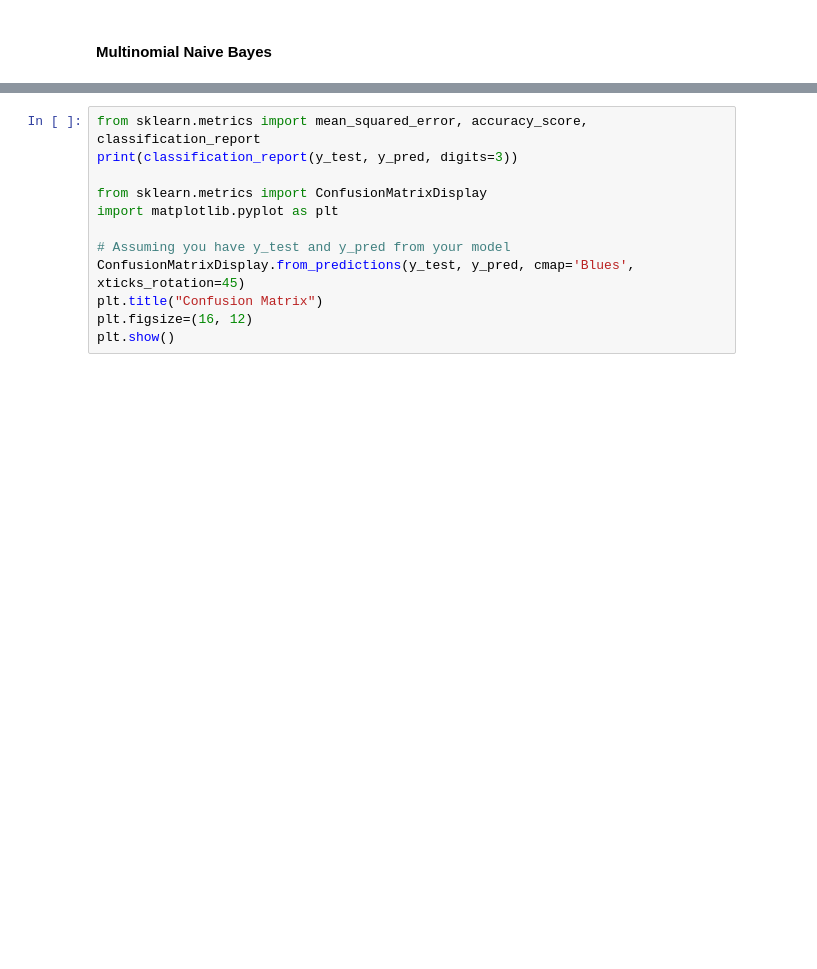
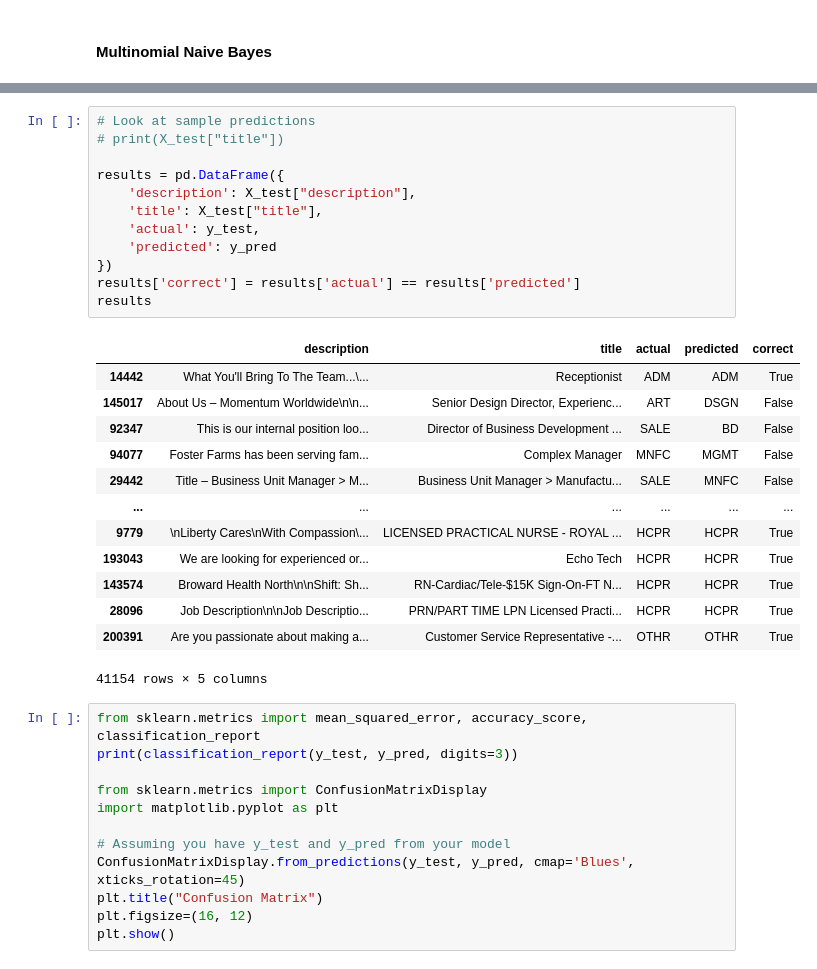
Before and after one commit to gabcal07/NLP_Linkedin_offers, a Jupyter notebook: models/src/regression/classification.ipynb, the cells around one changed output, grey strips where cells are left out. Drawn from its saved outputs; the diff is of its cells as text; blank space fills up the shorter version.

```diff
--- a/models/src/regression/classification.ipynb
+++ b/models/src/regression/classification.ipynb
@@ -355,3 +638,29 @@ weighted avg      0.369     0.387     0.361     41154
+# %%
+# Look at sample predictions
+# print(X_test["title"])
+
+results = pd.DataFrame({
+    'description': X_test["description"],
+    'title': X_test["title"],
+    'actual': y_test,
+    'predicted': y_pred
+})
+results['correct'] = results['actual'] == results['predicted']
+results
+# %% [output]
+|  | description | title | actual | predicted | correct |
+| 14442 | What You'll Bring To The Team...\... | Receptionist | ADM | ADM | True |
+| 145017 | About Us – Momentum Worldwide\n\n... | Senior Design Director, Experienc... | ART | DSGN | False |
+| 92347 | This is our internal position loo... | Director of Business Development ... | SALE | BD | False |
+| 94077 | Foster Farms has been serving fam... | Complex Manager | MNFC | MGMT | False |
+| 29442 | Title – Business Unit Manager > M... | Business Unit Manager > Manufactu... | SALE | MNFC | False |
+| ... | ... | ... | ... | ... | ... |
+| 9779 | \nLiberty Cares\nWith Compassion\... | LICENSED PRACTICAL NURSE - ROYAL ... | HCPR | HCPR | True |
+| 193043 | We are looking for experienced or... | Echo Tech | HCPR | HCPR | True |
+| 143574 | Broward Health North\n\nShift: Sh... | RN-Cardiac/Tele-$15K Sign-On-FT N... | HCPR | HCPR | True |
+| 28096 | Job Description\n\nJob Descriptio... | PRN/PART TIME LPN Licensed Practi... | HCPR | HCPR | True |
+| 200391 | Are you passionate about making a... | Customer Service Representative -... | OTHR | OTHR | True |
+41154 rows × 5 columns
 # %%
 from sklearn.metrics import mean_squared_error, accuracy_score, classification_report
 print(classification_report(y_test, y_pred, digits=3))
```
Also changed, not shown: parts of 11 cells of this notebook, 1 other file.
